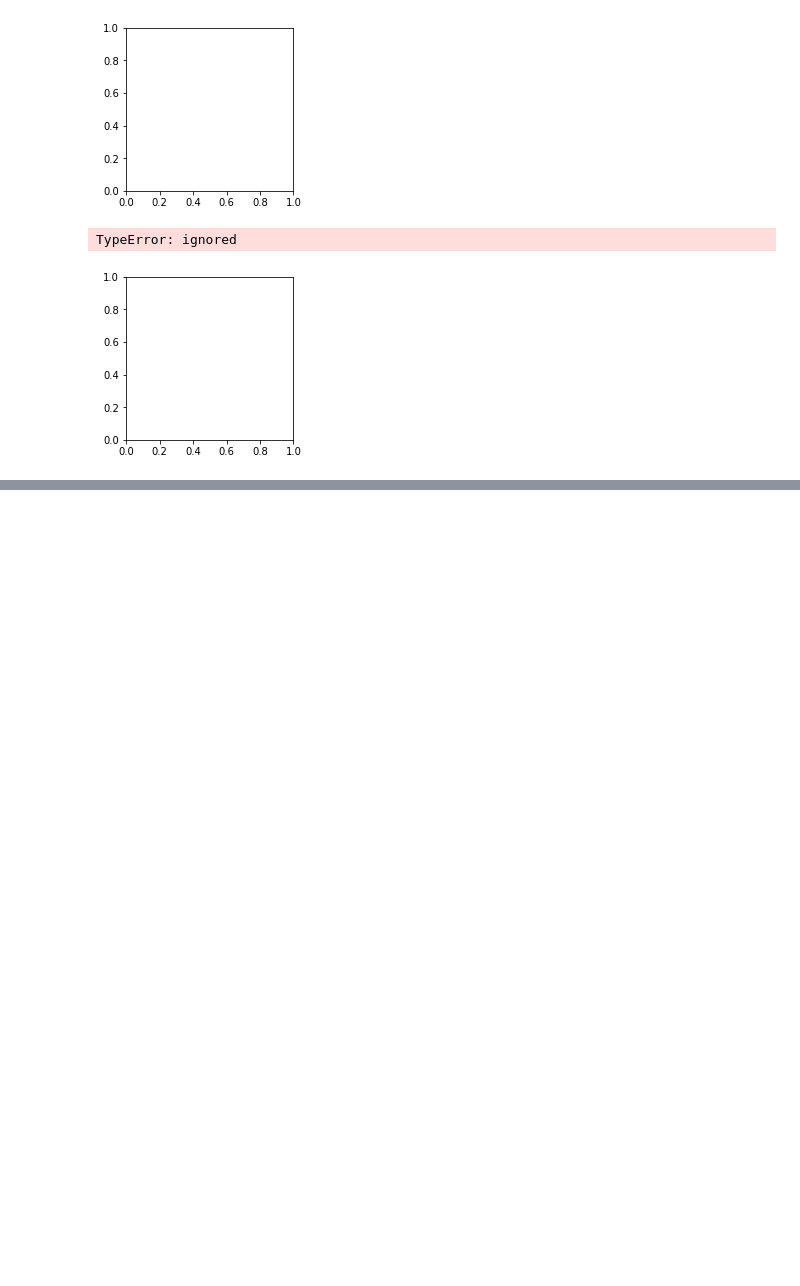
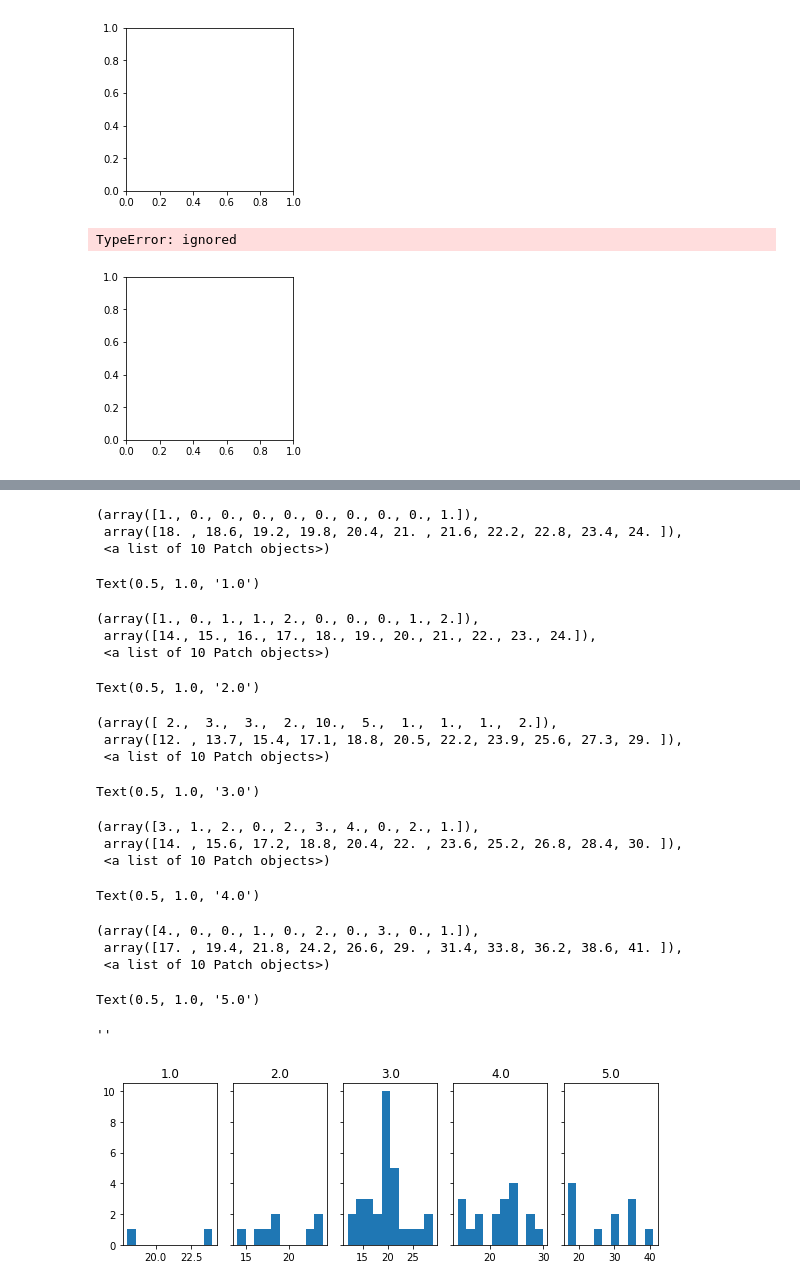
Before and after one commit to theaok/vis, a Jupyter notebook: play.ipynb, the cells around one changed output, grey strips where cells are left out. Saved outputs shown, nothing was run; the diff lists cells and outputs as text; code cells hidden in the pictures; blank space fills up the shorter version.

```diff
--- a/play.ipynb
+++ b/play.ipynb
@@ -78,0 +180,30 @@ TypeError: ignored
+# %%
+fig, axs = plt.subplots(1,g.ngroups, sharey=True, tight_layout=True, figsize=(8, 3))
+for i, (grp, d) in enumerate(g):
+  axs[i].hist(d['mpg'])
+  axs[i].set_title(grp)
+  #axs[i].set_xticklabels('')
+;
+# %% [output]
+(array([1., 0., 0., 0., 0., 0., 0., 0., 0., 1.]),
+ array([18. , 18.6, 19.2, 19.8, 20.4, 21. , 21.6, 22.2, 22.8, 23.4, 24. ]),
+ <a list of 10 Patch objects>)
+Text(0.5, 1.0, '1.0')
+(array([1., 0., 1., 1., 2., 0., 0., 0., 1., 2.]),
+ array([14., 15., 16., 17., 18., 19., 20., 21., 22., 23., 24.]),
+ <a list of 10 Patch objects>)
+Text(0.5, 1.0, '2.0')
+(array([ 2.,  3.,  3.,  2., 10.,  5.,  1.,  1.,  1.,  2.]),
+ array([12. , 13.7, 15.4, 17.1, 18.8, 20.5, 22.2, 23.9, 25.6, 27.3, 29. ]),
+ <a list of 10 Patch objects>)
+Text(0.5, 1.0, '3.0')
+(array([3., 1., 2., 0., 2., 3., 4., 0., 2., 1.]),
+ array([14. , 15.6, 17.2, 18.8, 20.4, 22. , 23.6, 25.2, 26.8, 28.4, 30. ]),
+ <a list of 10 Patch objects>)
+Text(0.5, 1.0, '4.0')
+(array([4., 0., 0., 1., 0., 2., 0., 3., 0., 1.]),
+ array([17. , 19.4, 21.8, 24.2, 26.6, 29. , 31.4, 33.8, 36.2, 38.6, 41. ]),
+ <a list of 10 Patch objects>)
+Text(0.5, 1.0, '5.0')
+''
+[figure, added]
```
Also changed, not shown: parts of 20 cells of this notebook.
